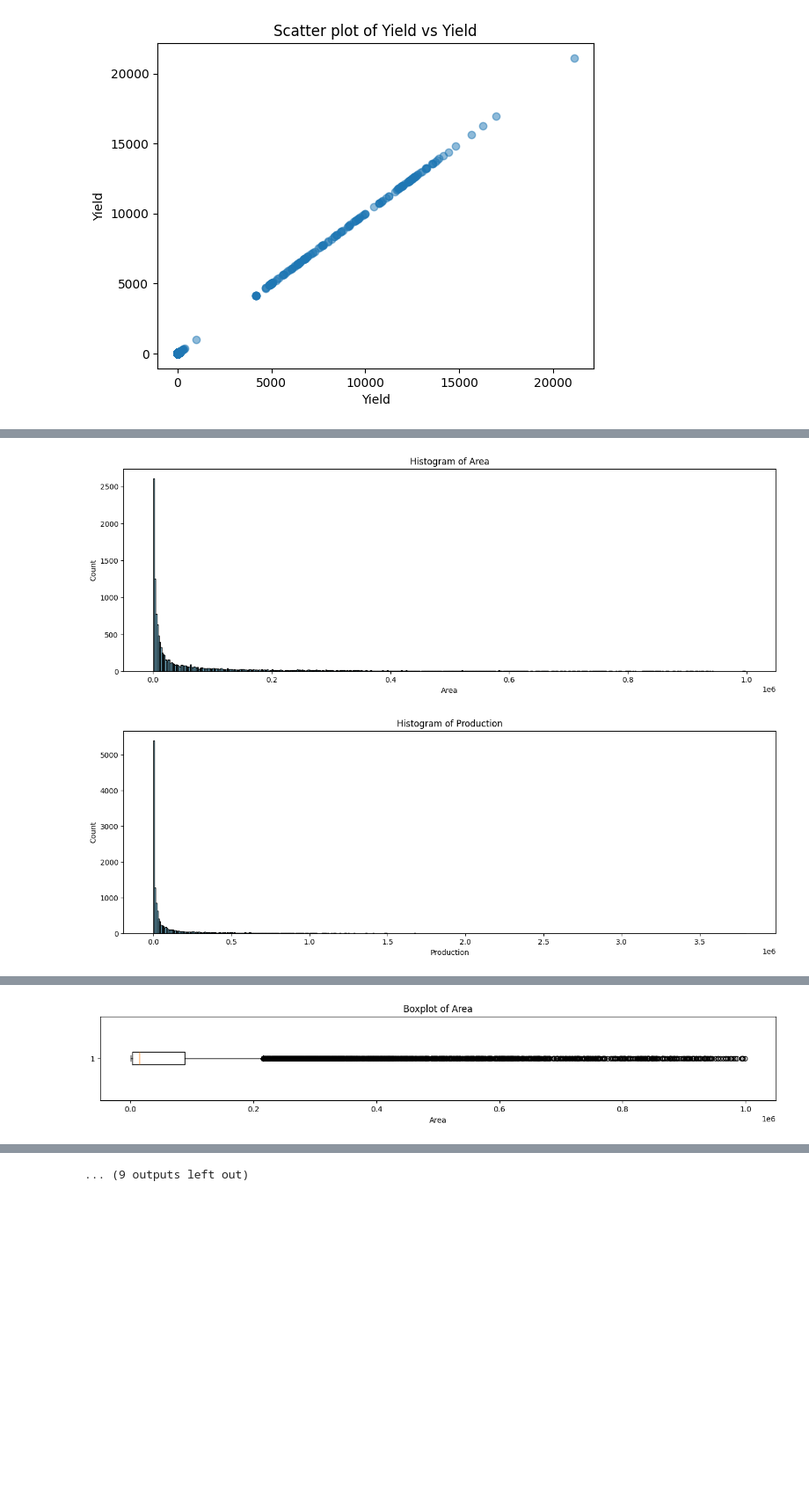
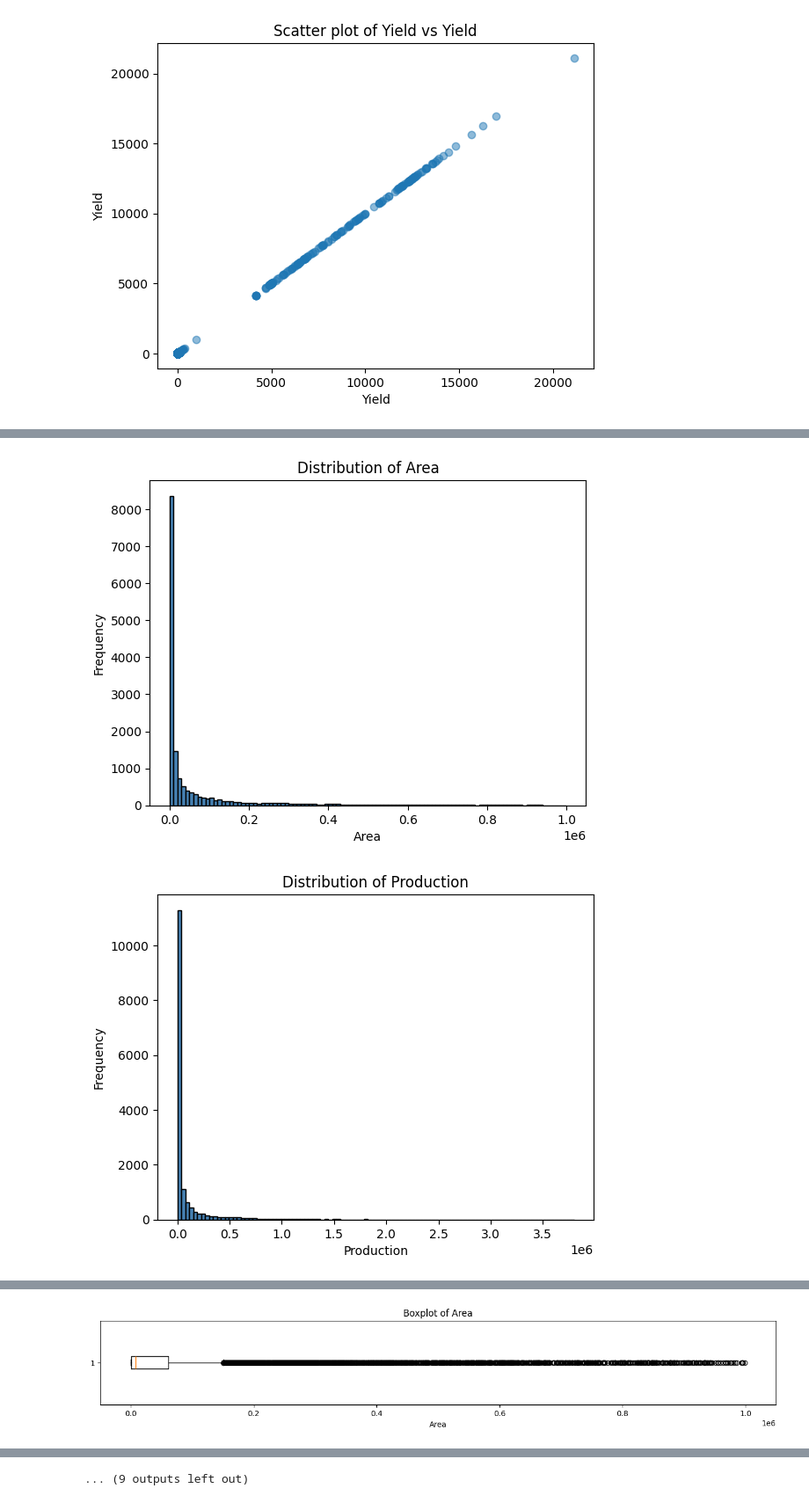
Before and after one commit to palakdeep316/Probation-Project-25, a Jupyter notebook: Palakdeep_kaur_task_6/eda.ipynb, the cells around one changed output, grey strips where cells are left out. Shown at 88% size. Drawn from its saved outputs; the diff is of its cells as text; code cells hidden in the pictures; blank space fills up the shorter version.

```diff
--- a/Palakdeep_kaur_task_6/eda.ipynb
+++ b/Palakdeep_kaur_task_6/eda.ipynb
@@ -52,7 +52,7 @@ df.shape
 # %%
 num_cols =["Area", "Production", "Annual_Rainfall", "Fertilizer", "Pesticide", "Yield"]
 for col in num_cols:
-    plt.hist(df[col].dropna(),bins=30, color='steelblue', edgecolor='black')
+    plt.hist(df[col].dropna(),bins=100, color='steelblue', edgecolor='black')
     plt.title(f"Distribution of {col}")
     plt.xlabel(col)
     plt.ylabel("Frequency")
@@ -126,15 +126,16 @@ plt.show()
 # %%
 df = df[df['Crop'] != 'Coconut']
 df = df[df['Yield'] < 5]
-df = df[(df['Area'] > 500) & (df['Area'] < 1000000)]
+df = df[(df['Area'] < 1000000)]
+df = df[(df['Production'] < 10000000)]
 # %%
-num_cols = ["Area", "Production", "Annual_Rainfall", "Fertilizer", "Pesticide", "Yield"]
+num_cols =["Area", "Production", "Annual_Rainfall", "Fertilizer", "Pesticide", "Yield"]
 for col in num_cols:
-    plt.figure(figsize=(16,5))
-    plt.hist(df[col], bins=500, color="skyblue", edgecolor="black")
-    plt.title(f"Histogram of {col}")
+    plt.hist(df[col].dropna(),bins=100, color='steelblue', edgecolor='black')
+    plt.title(f"Distribution of {col}")
     plt.xlabel(col)
-    plt.ylabel('Count')
+    plt.ylabel("Frequency")
+    plt.show()
 
 for col in num_cols:
     plt.figure(figsize=(16,2))
@@ -150,35 +151,35 @@ for col in num_cols:
     plt.xlabel(col)
     plt.ylabel("Yield")
     plt.show()
 
 crop_yield = df.groupby("Crop")["Yield"].sum().sort_values(ascending=False).head(15)
 plt.figure(figsize=(10,6))
-plt.barh(crop_yield.index, crop_yield.values, color="green")
+plt.barh(crop_yield.index, crop_yield.values, color="navy")
 plt.title("Top 15 Crops by Average Yield")
 plt.xlabel("Average Yield")
 plt.ylabel("Crop")
 plt.gca().invert_yaxis()
 plt.show()
 
 # State-wise total production (top 15)
 state_prod = df.groupby("State")["Production"].sum().sort_values(ascending=False).head(15)
 plt.figure(figsize=(10,6))
-plt.barh(state_prod.index, state_prod.values, color="orange")
+plt.barh(state_prod.index, state_prod.values, color="navy")
 plt.title("Top 15 States by Total Production")
 plt.xlabel("Total Production")
 plt.ylabel("State")
 plt.gca().invert_yaxis()
 plt.show()
 
 # Yield trend over years
 year_yield = df.groupby("Crop_Year")["Yield"].sum()
 plt.figure(figsize=(10,6))
-plt.plot(year_yield.index, year_yield.values, marker="o", color="blue")
+plt.plot(year_yield.index, year_yield.values, marker="o", color="navy")
 plt.title("Average Yield Over Years")
 plt.xlabel("Year")
 plt.ylabel("Average Yield")
 plt.grid(True)
 plt.show()
 # %% [output]
-[figure, old version]
+[figure, new version]
-[figure, old version]
+[figure, new version]
@@ -189 +190 @@ plt.show()
-[figure, old version]
+[figure, new version]
```
Also changed, not shown: parts of 3 cells of this notebook, 1 other file.
